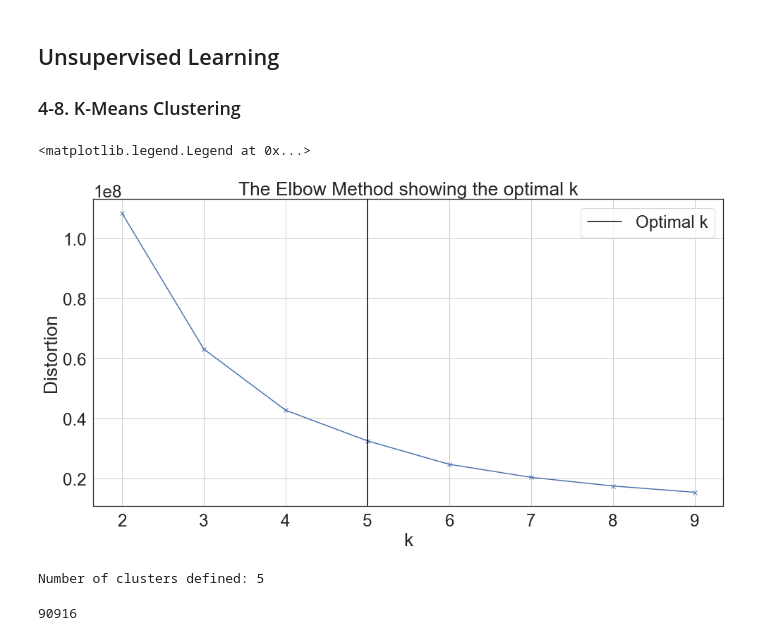
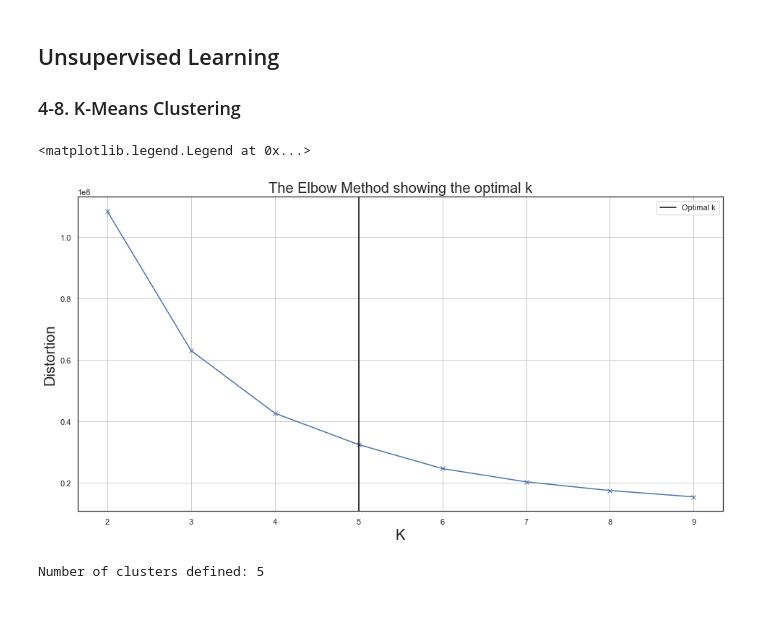
Before and after one commit to lotlouischoitslab/Airline_Satisfaction, a Jupyter notebook: airline_satisfication.ipynb, the cells around one changed output. Drawn from its saved outputs; the diff is of its cells as text; code cells hidden in the pictures; blank space fills up the shorter version.

Commit message:
add kmeans model

```diff
--- a/airline_satisfication.ipynb
+++ b/airline_satisfication.ipynb
@@ -572,30 +572,29 @@ def calculate_k(distortions):
 distortions = []
 K = range(2,10)
 kmeans_model = KMeans(n_clusters=1)
-for k in K:
-    kmeans_model = KMeans(n_clusters=k)
-    kmeans_model.fit(X_train)
-    distortions.append(kmeans_model.inertia_)
-
-optimal_k = calculate_k(distortions)
-kmeans_model = KMeans(n_clusters=optimal_k)
-kmeans_model.fit(X_train)
-plt.figure(figsize=(16,8))
-plt.grid()
-plt.plot(K, distortions, 'bx-')
-plt.xlabel('k')
-plt.ylabel('Distortion')
-plt.title('The Elbow Method showing the optimal k')
-plt.axvline(x=optimal_k, color='black', linestyle='-', label='Optimal k')
-plt.legend()
+df_cluster = X_train.copy()
-# %% [output]
-<matplotlib.legend.Legend at 0x...>
-[figure, removed]
+# %%
+for k in K:
+    kmeans_model = KMeans(n_clusters=k)
+    kmeans_model.fit(df_cluster)
+    df_cluster[f'KMeans_{k}'] = kmeans_model.labels_
+    distortions.append(kmeans_model.inertia_)
+# %%
+optimal_k = calculate_k(distortions)
+kmeans_model = KMeans(n_clusters=optimal_k)
+kmeans_model.fit(X_train)
+plt.figure(figsize=(16,8))
+plt.grid()
+plt.plot(K, distortions, 'bx-')
+plt.xlabel('K',fontsize=20)
+plt.ylabel('Distortion',fontsize=20)
+plt.title('The Elbow Method showing the optimal k',fontsize=20)
+plt.axvline(x=optimal_k, color='black', linestyle='-', label='Optimal k')
+plt.legend()
+# %% [output]
+<matplotlib.legend.Legend at 0x...>
+[figure, added]
 # %%
 print("Number of clusters defined:", len(set(kmeans_model.labels_)))
 # %% [output]
 Number of clusters defined: 5
-# %%
-len(kmeans_model.labels_)
-# %% [output]
-90916
```
Also changed, not shown: parts of 11 cells of this notebook, 4 other files.
